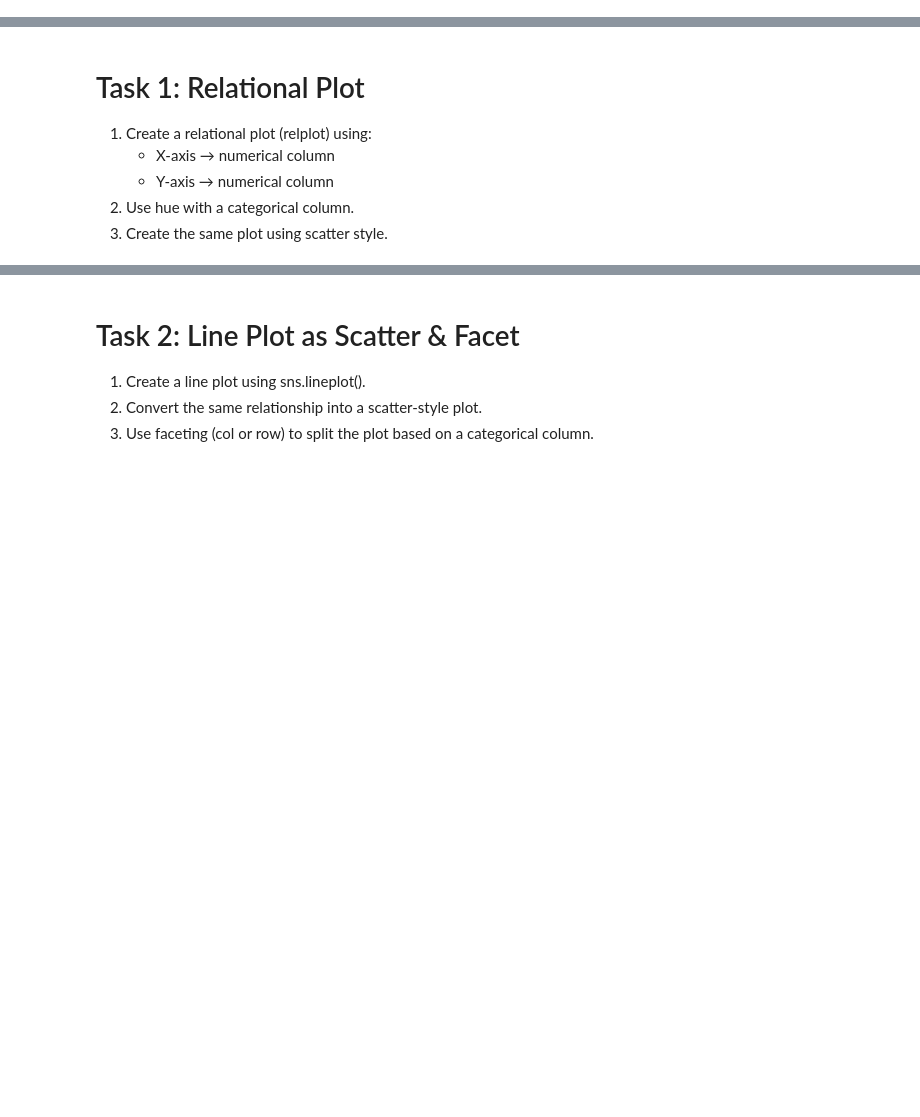
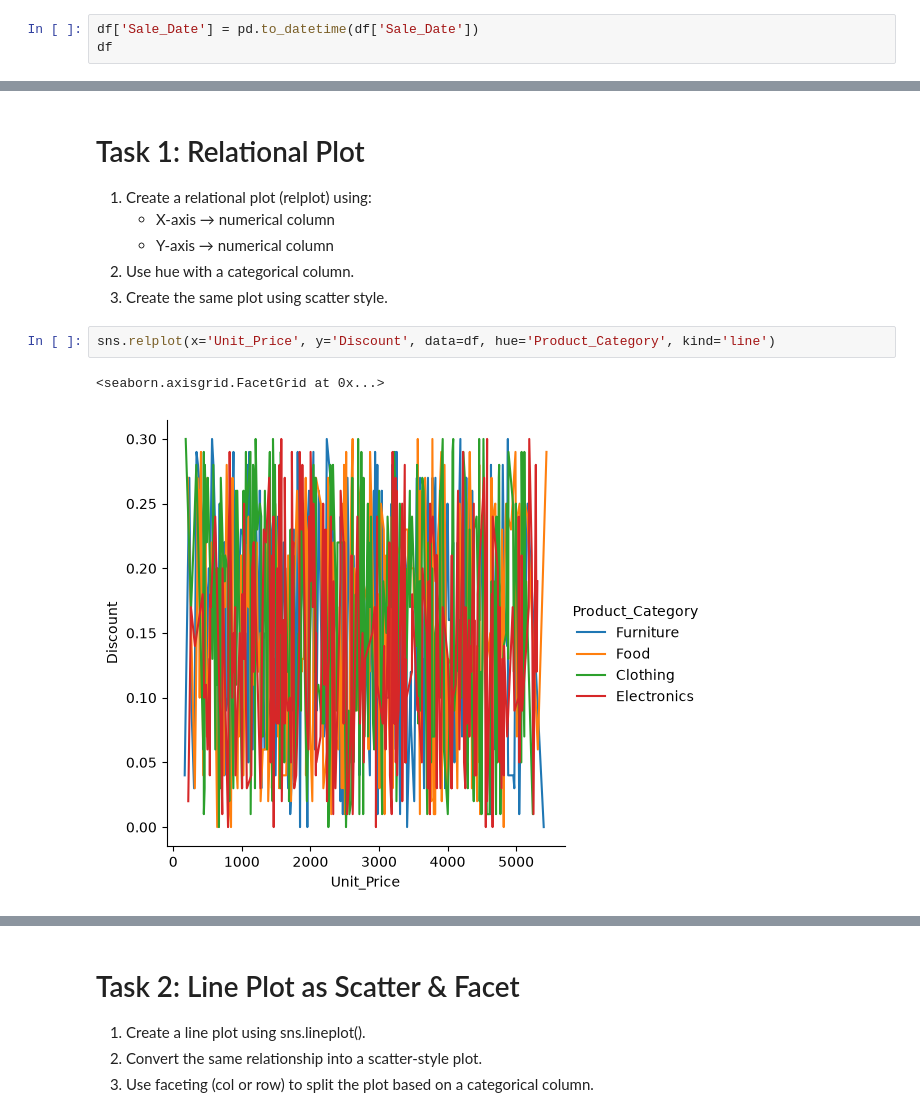
Before and after one commit to aroy1856/data-science-course, a Jupyter notebook: genai/data_analysis/assignment-12/seaborn.ipynb, the cells around one changed output, grey strips where cells are left out. Cells and saved outputs as stored; diff of their text form; blank space fills up the shorter version.

Commit message:
Complete Seaborn assignment notebook and update README.
Co-authored-by: Cursor <cursoragent@cursor.com>

```diff
--- a/genai/data_analysis/assignment-12/seaborn.ipynb
+++ b/genai/data_analysis/assignment-12/seaborn.ipynb
@@ -13,3 +13,6 @@ df.head()
 | 2 | 1015 | 2023-09-21 | David | South | 4631.23 | 30 | Food | 261.56 | ... |
 | 3 | 1072 | 2023-08-24 | Bob | South | 2167.94 | 39 | Clothing | 4330.03 | ... |
 | 4 | 1061 | 2023-03-24 | Charlie | East | 3750.20 | 13 | Electronics | 637.37 | ... |
+# %%
+df['Sale_Date'] = pd.to_datetime(df['Sale_Date'])
+df
@@ -20,3 +37,8 @@ df.head()
    - Y-axis → numerical column
 2. Use hue with a categorical column.
 3. Create the same plot using scatter style.
+# %%
+sns.relplot(x='Unit_Price', y='Discount', data=df, hue='Product_Category', kind='line')
+# %% [output]
+<seaborn.axisgrid.FacetGrid at 0x...>
+[figure, added]
```
Also changed, not shown: parts of 24 cells of this notebook, 1 other file.
